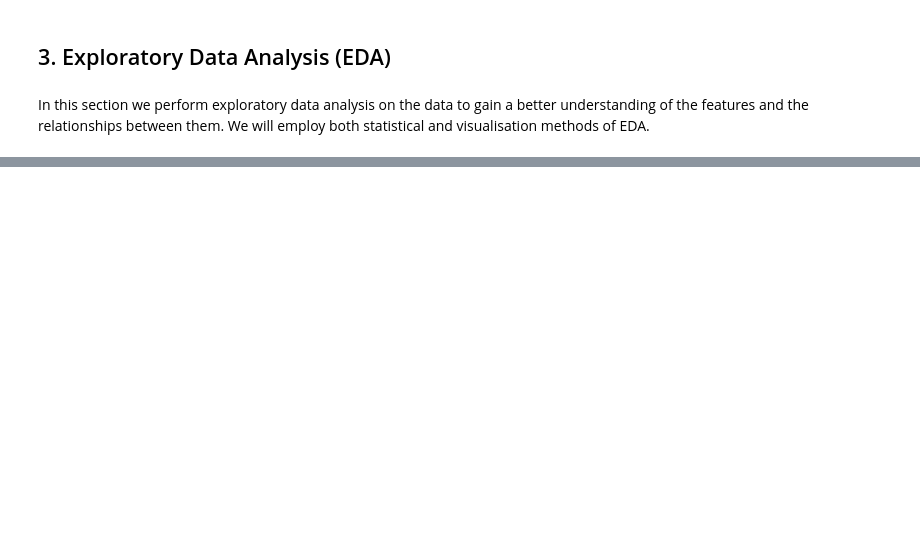
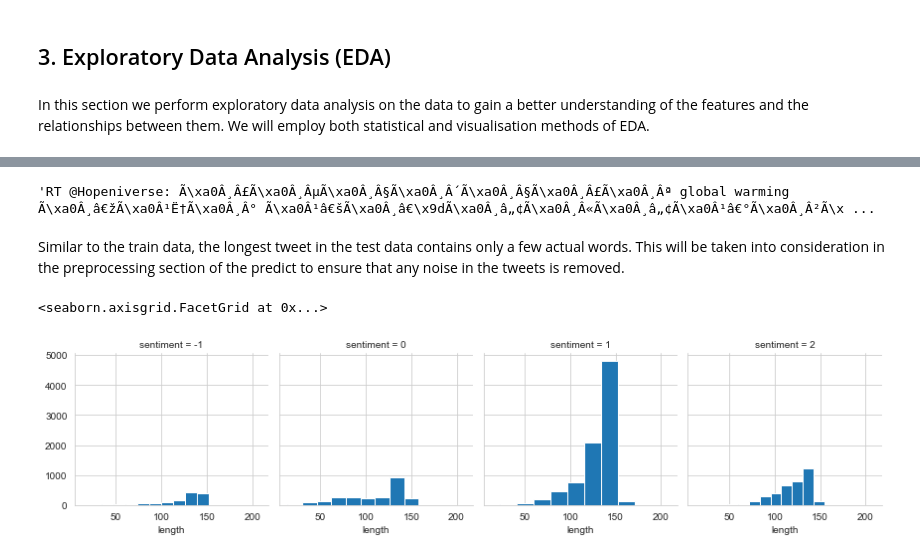
Before and after one commit to mainamwangi49/EXPLORE-TEAM-NM2-classification-predict-streamlit, a Jupyter notebook: AC_Predict.ipynb, the cells around one changed output, grey strips where cells are left out. Drawn from its saved outputs; the diff is of its cells as text; code cells hidden in the pictures; blank space fills up the shorter version.

```diff
--- a/AC_Predict.ipynb
+++ b/AC_Predict.ipynb
@@ -280,0 +280,14 @@ sub.to_csv('./submission.csv',index=False)
+# %%
+#print the longest tweet in the train data
+test_copy[test_copy['length'] == 623]['message'].iloc[0]
+# %% [output]
+'RT @Hopeniverse: Ã\xa0Â¸Â£Ã\xa0Â¸ÂµÃ\xa0Â¸Â§Ã\xa0Â¸Â´Ã\xa0Â¸Â§Ã\xa0Â¸Â£Ã\xa0Â¸Âª global warming Ã\xa0Â¸â€žÃ\xa0Â¹Ë†Ã\xa0Â¸Â° Ã\xa0Â¹â€šÃ\xa0Â¸â€\x9dÃ\xa0Â¸â„¢Ã\xa0Â¸Â«Ã\xa0Â¸â„¢Ã\xa0Â¹â€°Ã\xa0Â¸Â²Ã\x ...
+# %% [markdown]
+Similar to the train data, the longest tweet in the test data contains only a few actual words. This will be taken into consideration in the preprocessing section of the predict to ensure that any noise in the tweets is removed.
+# %%
+#length of tweets per sentiment class in the train data
+_ = sns.FacetGrid(train_copy,col='sentiment')
+_.map(plt.hist,'length')
+# %% [output]
+<seaborn.axisgrid.FacetGrid at 0x...>
+[figure, added]
```
Also changed, not shown: parts of 125 cells of this notebook.
